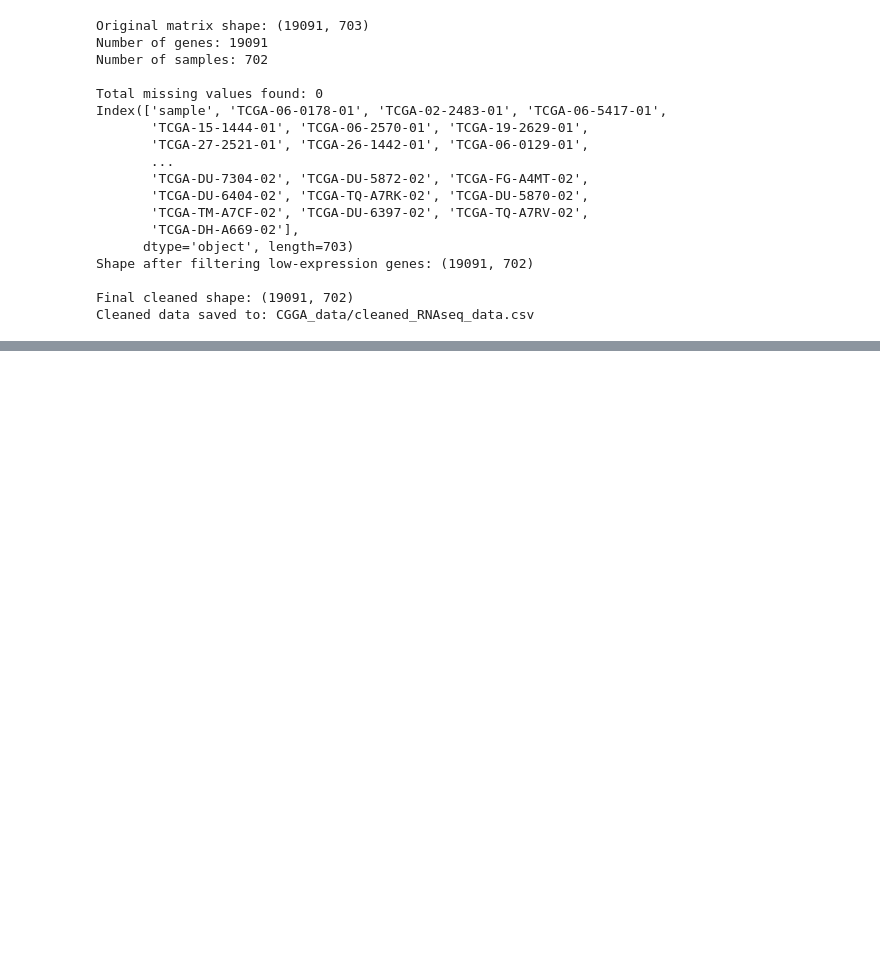
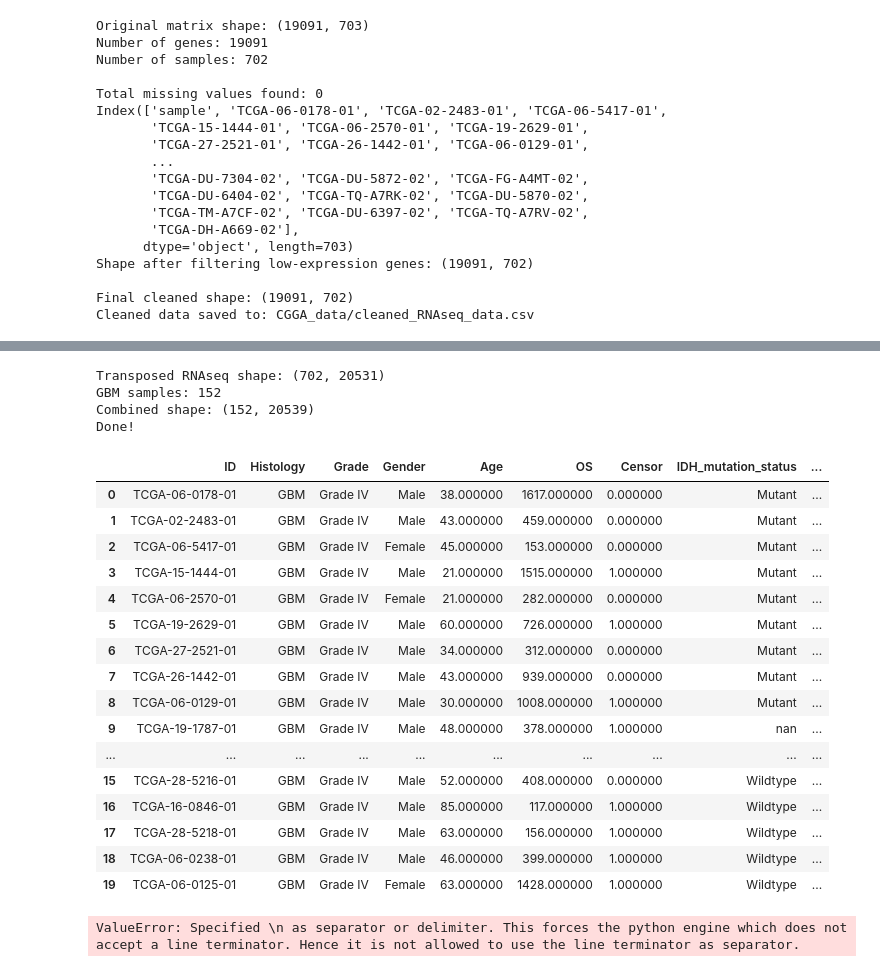
Before and after one commit to KYWILS21/effect_of_TMZ_on_MGMT, a Jupyter notebook: CGGA_cleaning_RNAseq.ipynb, the cells around one changed output, grey strips where cells are left out. Drawn from its saved outputs; the diff is of its cells as text; code cells hidden in the pictures; blank space fills up the shorter version.

```diff
--- a/CGGA_cleaning_RNAseq.ipynb
+++ b/CGGA_cleaning_RNAseq.ipynb
@@ -65 +101,55 @@ Cleaned data saved to: CGGA_data/cleaned_RNAseq_data.csv
+# %%
+import pandas as pd
+
+# Load
+clinical = pd.read_csv("CGGA_data/CGGA_clinical.txt", sep="\t")
+rnaseq = pd.read_csv("CGGA_data/CGGA_RNAseq.txt", sep="\t")
+
+# Transpose RNAseq: make samples rows, genes columns
+rnaseq_t = rnaseq.set_index("sample").T
+rnaseq_t.index.name = "ID"
+rnaseq_t = rnaseq_t.reset_index()
+
+print("Transposed RNAseq shape:", rnaseq_t.shape)  # should be (702, 20531)
+
+# Filter clinical for GBM first
+clinical_gbm = clinical[clinical["Histology"] == "GBM"]
+print("GBM samples:", len(clinical_gbm))
+
+# Merge on ID
+combined = clinical_gbm.merge(rnaseq_t, on="ID", how="inner")
+print("Combined shape:", combined.shape)
+
+# Save
+combined.to_csv("CGGA_data/combined_clinical_RNAseq.csv", index=False)
+print("Done!")
+combined.iloc[:, :15].head(20).style.set_properties(**{'font-size': '11px'})
+# %% [output]
+Transposed RNAseq shape: (702, 20531)
+GBM samples: 152
+Combined shape: (152, 20539)
+Done!
+|  | ID | Histology | Grade | Gender | Age | OS | Censor | IDH_mutation_status | ... |
+| 0 | TCGA-06-0178-01 | GBM | Grade IV | Male | 38.000000 | 1617.000000 | 0.000000 | Mutant | ... |
+| 1 | TCGA-02-2483-01 | GBM | Grade IV | Male | 43.000000 | 459.000000 | 0.000000 | Mutant | ... |
+| 2 | TCGA-06-5417-01 | GBM | Grade IV | Female | 45.000000 | 153.000000 | 0.000000 | Mutant | ... |
+| 3 | TCGA-15-1444-01 | GBM | Grade IV | Male | 21.000000 | 1515.000000 | 1.000000 | Mutant | ... |
+| 4 | TCGA-06-2570-01 | GBM | Grade IV | Female | 21.000000 | 282.000000 | 0.000000 | Mutant | ... |
+| 5 | TCGA-19-2629-01 | GBM | Grade IV | Male | 60.000000 | 726.000000 | 1.000000 | Mutant | ... |
+| 6 | TCGA-27-2521-01 | GBM | Grade IV | Male | 34.000000 | 312.000000 | 0.000000 | Mutant | ... |
+| 7 | TCGA-26-1442-01 | GBM | Grade IV | Male | 43.000000 | 939.000000 | 0.000000 | Mutant | ... |
+| 8 | TCGA-06-0129-01 | GBM | Grade IV | Male | 30.000000 | 1008.000000 | 1.000000 | Mutant | ... |
+| 9 | TCGA-19-1787-01 | GBM | Grade IV | Male | 48.000000 | 378.000000 | 1.000000 | nan | ... |
+| ... | ... | ... | ... | ... | ... | ... | ... | ... | ... |
+| 15 | TCGA-28-5216-01 | GBM | Grade IV | Male | 52.000000 | 408.000000 | 0.000000 | Wildtype | ... |
+| 16 | TCGA-16-0846-01 | GBM | Grade IV | Male | 85.000000 | 117.000000 | 1.000000 | Wildtype | ... |
+| 17 | TCGA-28-5218-01 | GBM | Grade IV | Male | 63.000000 | 156.000000 | 1.000000 | Wildtype | ... |
+| 18 | TCGA-06-0238-01 | GBM | Grade IV | Male | 46.000000 | 399.000000 | 1.000000 | Wildtype | ... |
+| 19 | TCGA-06-0125-01 | GBM | Grade IV | Female | 63.000000 | 1428.000000 | 1.000000 | Wildtype | ... |
+# %%
+df = pd.read_csv("CGGA_data/combined_clinical_RNAseq.csv", sep="\n")
+print(df.shape)
+print(df.columns[:5].tolist())
+# %% [output]
+ValueError: Specified \n as separator or delimiter. This forces the python engine which does not accept a line terminator. Hence it is not allowed to use the line terminator as separator.
 # %%
```
Also changed, not shown: parts of 4 cells of this notebook, 19 other files.
